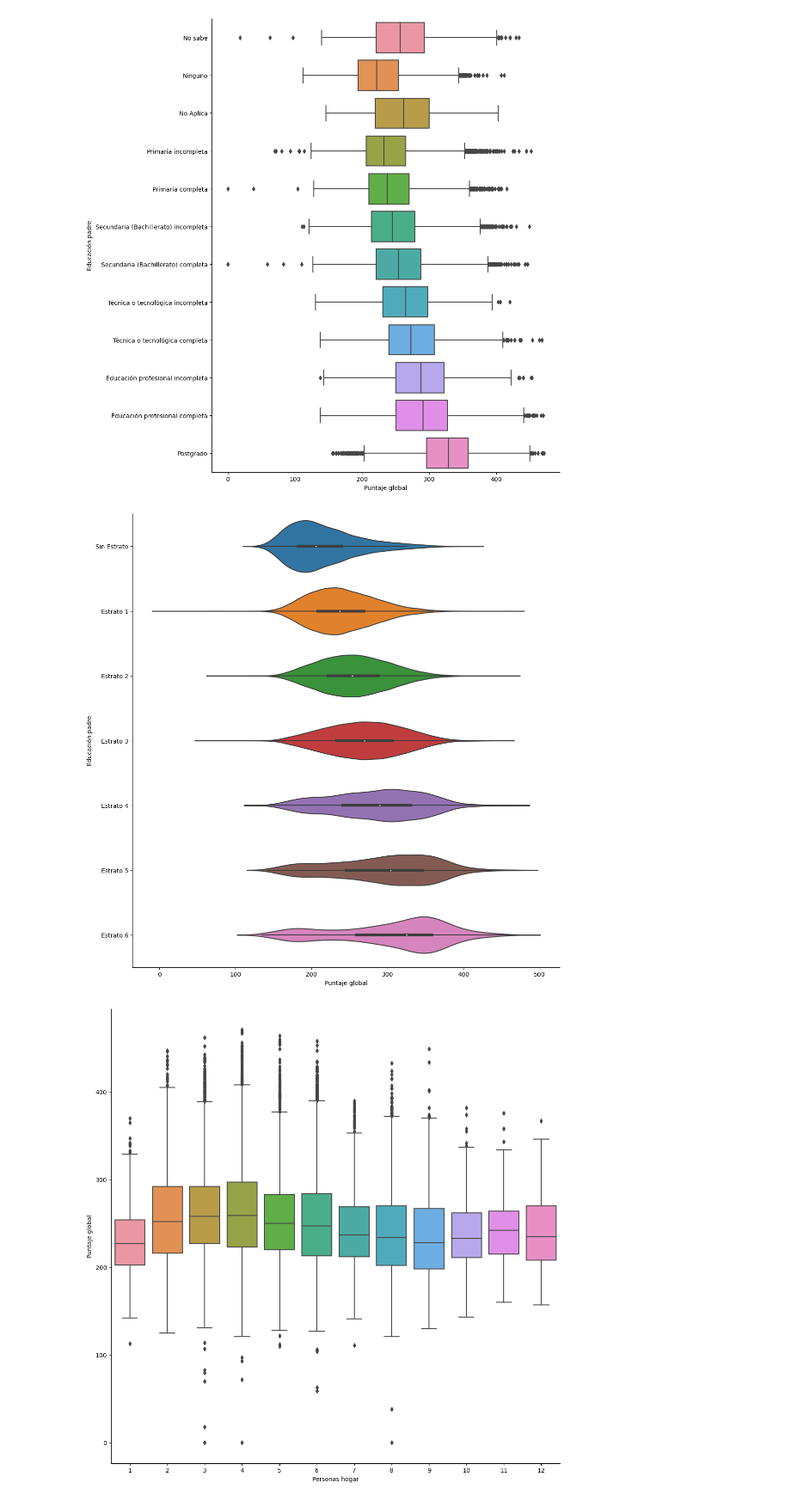
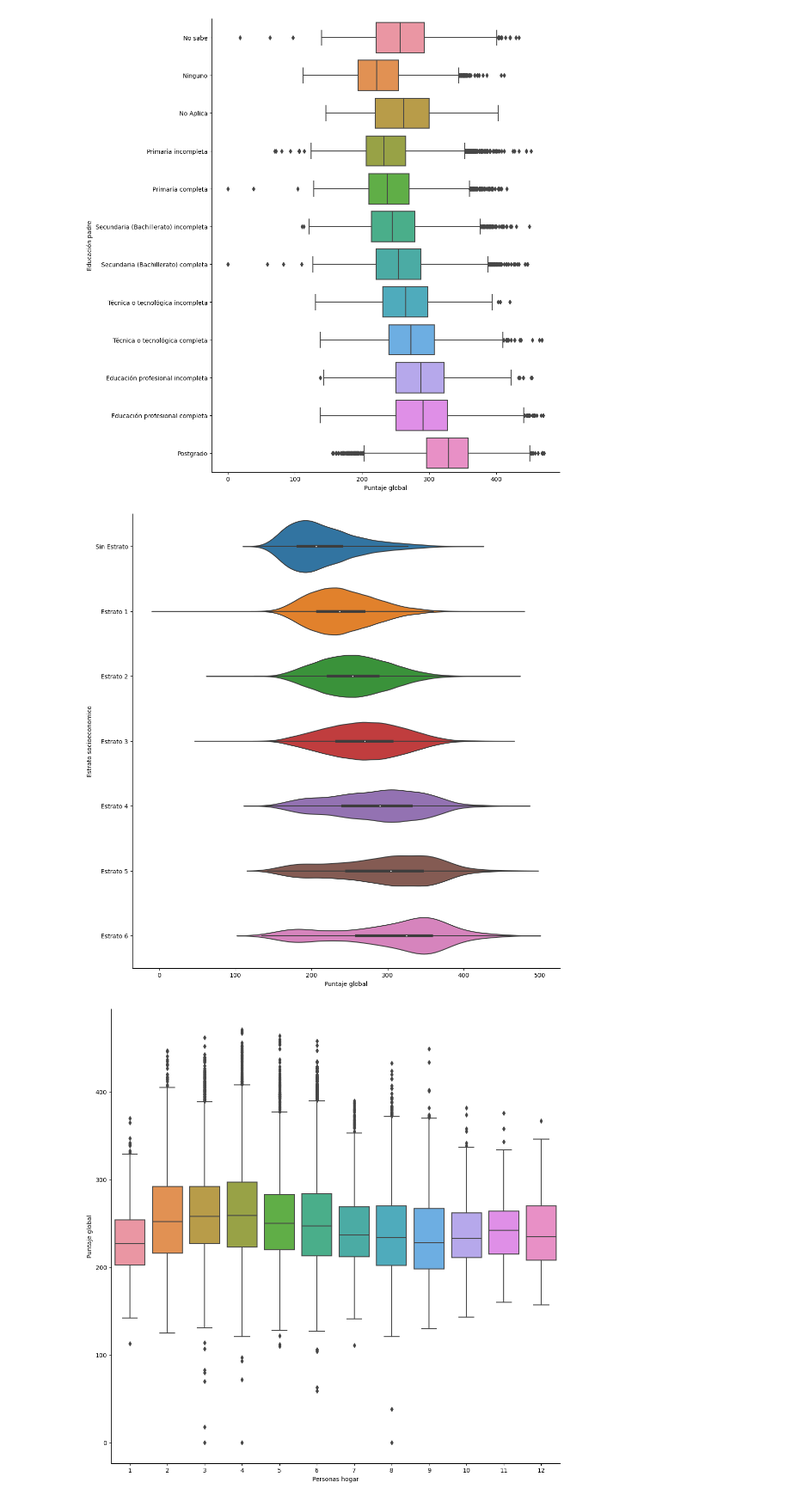
Before and after one commit to pjcortes716/PROYECTO_3, a Jupyter notebook: EDA/eda.ipynb, the cells around one changed output. Shown at 86% size. Saved outputs shown, nothing was run; the diff lists cells and outputs as text; code cells hidden in the pictures.

```diff
--- a/EDA/eda.ipynb
+++ b/EDA/eda.ipynb
@@ -358,11 +358,11 @@ plt.show()
 # %%
 order_list2=['Sin Estrato','Estrato 1','Estrato 2','Estrato 3','Estrato 4','Estrato 5','Estrato 6']
 sns.catplot(data=datos, x='punt_global', y="fami_estratovivienda", kind="violin",orient="h",height=11, order=order_list2)
 plt.xlabel('Puntaje global')
-plt.ylabel('Educación padre')
+plt.ylabel('Estrato socioeconomico')
 plt.show()
 # %% [output]
-[figure, old version]
+[figure, new version]
 # %%
 #order_list2=['Sin Estrato','Estrato 1','Estrato 2','Estrato 3','Estrato 4','Estrato 5','Estrato 6']
 sns.catplot(data=datos, x='fami_personashogar', y="punt_global", kind="box",orient="v",height=11)
```
Also changed, not shown: parts of 3 cells of this notebook, 2 other files.
